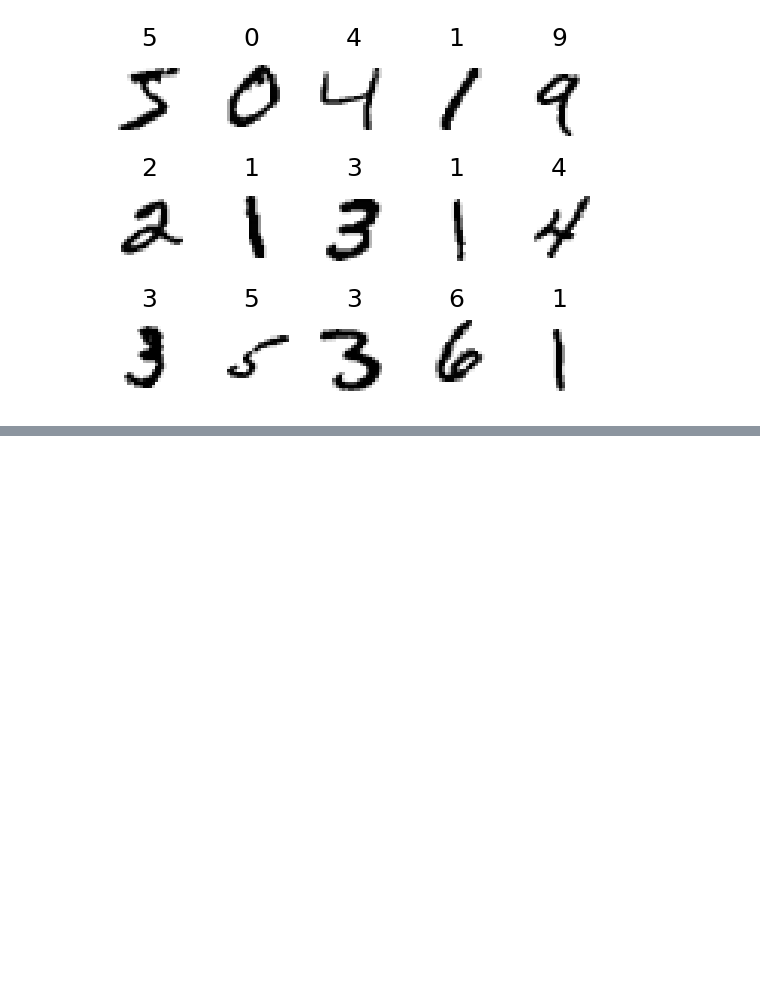
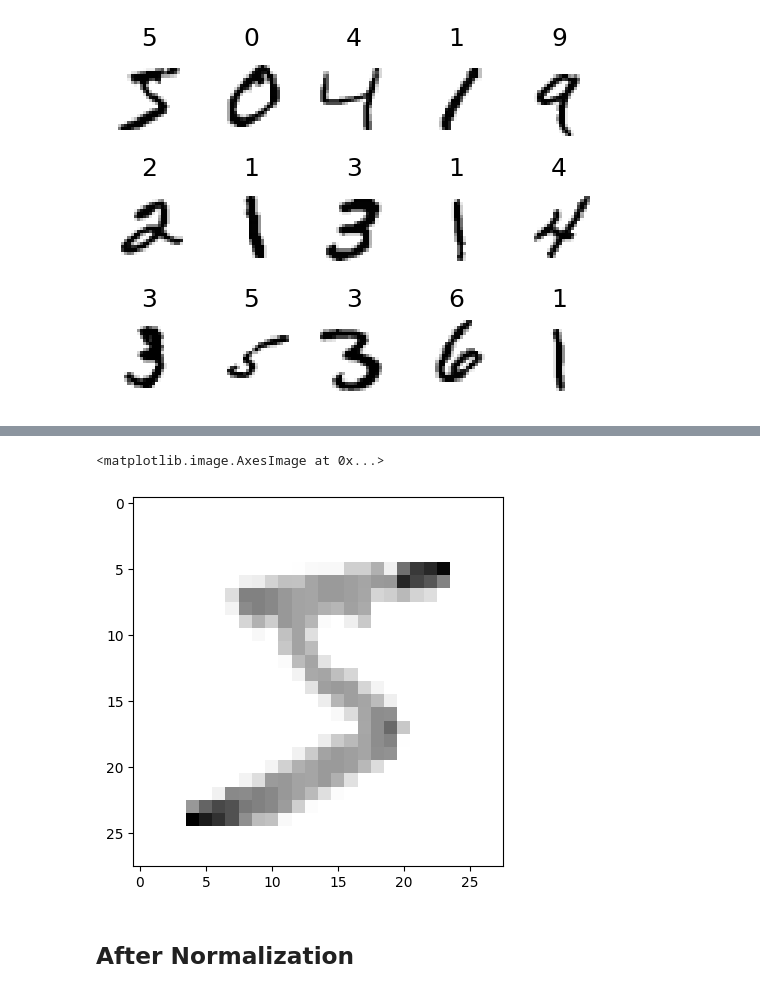
Before and after one commit to ZiaUrRehman-bit/Examination-Answer-Sheet-Marks-Entrance-Using-OCR, a Jupyter notebook: ML and DL Algo For Hand Written text and digits/ML and DL algo for Hand Written Digits and text.ipynb, the cells around one changed output, grey strips where cells are left out. Drawn from its saved outputs; the diff is of its cells as text; code cells hidden in the pictures; blank space fills up the shorter version.

```diff
--- a/ML and DL Algo For Hand Written text and digits/ML and DL algo for Hand Written Digits and text.ipynb
+++ b/ML and DL Algo For Hand Written text and digits/ML and DL algo for Hand Written Digits and text.ipynb
@@ -559,0 +586,10 @@ for i in range(15):
+# %%
+xTrain = tf.keras.utils.normalize(xTrain, axis=1)
+xTest = tf.keras.utils.normalize(xTest, axis=1)
+
+plt.imshow(xTrain[0], cmap=plt.cm.binary)
+# %% [output]
+<matplotlib.image.AxesImage at 0x...>
+[figure, added]
+# %% [markdown]
+## After Normalization
```
Also changed, not shown: parts of 12 cells of this notebook.
